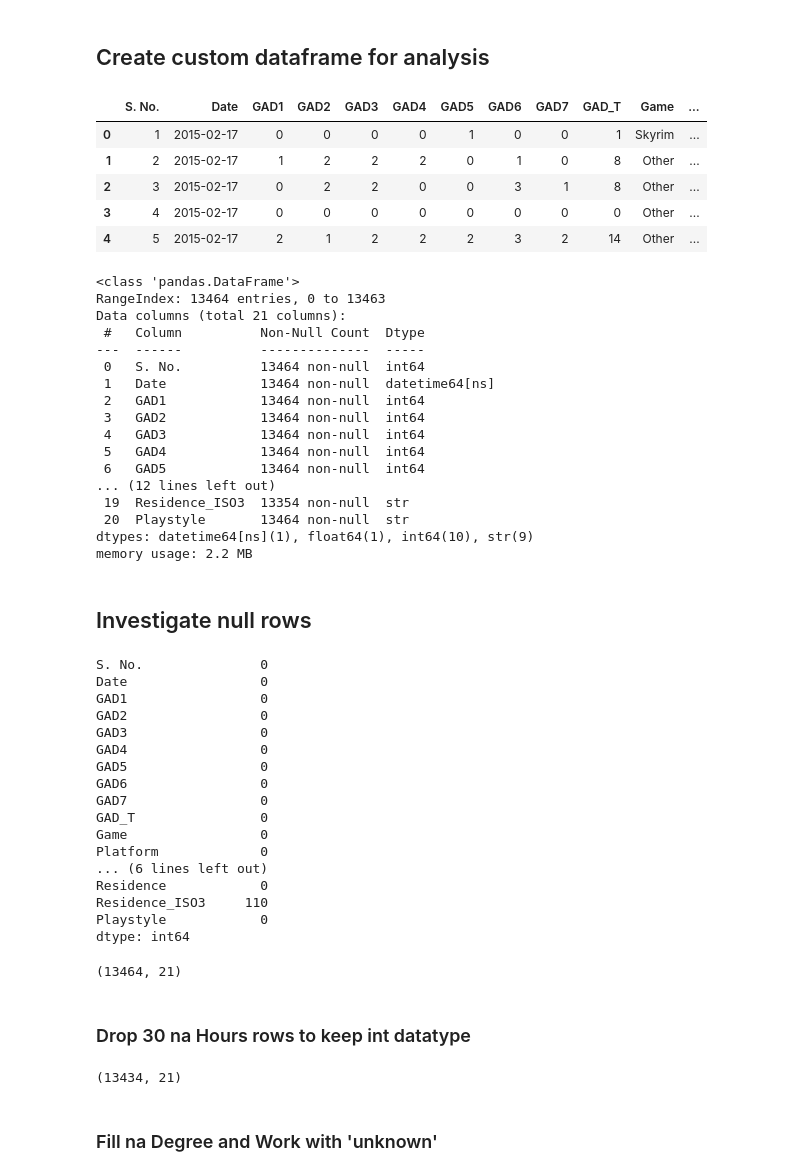
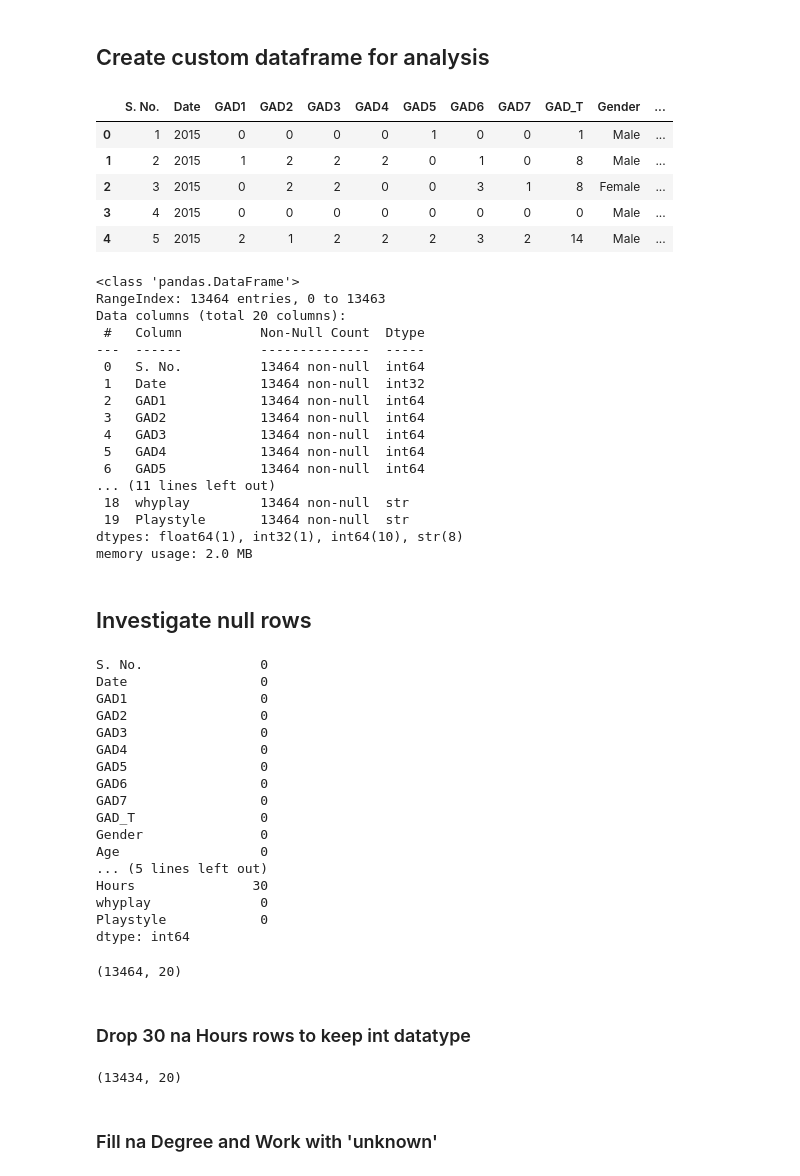
Before and after one commit to amallred/gaming-mental-health-analysis, a Jupyter notebook: notebooks/gaming_mental_health_cleaning.ipynb, the cells around one changed output. Saved outputs shown, nothing was run; the diff lists cells and outputs as text; code cells hidden in the pictures.

Commit message:
began renaming and calc of df columns to match

```diff
--- a/notebooks/gaming_mental_health_cleaning.ipynb
+++ b/notebooks/gaming_mental_health_cleaning.ipynb
@@ -49,5 +51,5 @@ memory usage: 5.6 MB
 # %%
-df['Date'] = pd.to_datetime(df['Timestamp'], unit='D', origin='1899-12-30').dt.normalize()
+df['Date'] = pd.to_datetime(df['Timestamp'], unit='D', origin='1899-12-30').dt.year
 df.head()
 # %% [output]
 |  | S. No. | Timestamp | GAD1 | GAD2 | GAD3 | GAD4 | GAD5 | GAD6 | GAD7 | GADE | SWL1 | ... |
@@ -59,36 +61,36 @@ df.head()
 # %% [markdown]
 ## Create custom dataframe for analysis
 # %%
-gaming_GAD_df = df[['S. No.', 'Date', 'GAD1', 'GAD2', 'GAD3', 'GAD4', 'GAD5', 'GAD6', 'GAD7', 'GAD_T', 'Game', 'Platform', 'Hours', 'whyplay', 'Gender', 'Age', 'Work', 'Degree', 'Residence', 'Residence_ISO3', 'Playstyle']].copy()
+gaming_GAD_df = df[['S. No.', 'Date', 'GAD1', 'GAD2', 'GAD3', 'GAD4', 'GAD5', 'GAD6', 'GAD7', 'GAD_T', 'Gender', 'Age', 'Work', 'Degree', 'Residence_ISO3', 'Game', 'Platform', 'Hours', 'whyplay', 'Playstyle']].copy()
 
 gaming_GAD_df.head()
 # %% [output]
-|  | S. No. | Date | GAD1 | GAD2 | GAD3 | GAD4 | GAD5 | GAD6 | GAD7 | GAD_T | Game | ... |
-| 0 | 1 | 2015-02-17 | 0 | 0 | 0 | 0 | 1 | 0 | 0 | 1 | Skyrim | ... |
-| 1 | 2 | 2015-02-17 | 1 | 2 | 2 | 2 | 0 | 1 | 0 | 8 | Other | ... |
-| 2 | 3 | 2015-02-17 | 0 | 2 | 2 | 0 | 0 | 3 | 1 | 8 | Other | ... |
-| 3 | 4 | 2015-02-17 | 0 | 0 | 0 | 0 | 0 | 0 | 0 | 0 | Other | ... |
-| 4 | 5 | 2015-02-17 | 2 | 1 | 2 | 2 | 2 | 3 | 2 | 14 | Other | ... |
+|  | S. No. | Date | GAD1 | GAD2 | GAD3 | GAD4 | GAD5 | GAD6 | GAD7 | GAD_T | Gender | ... |
+| 0 | 1 | 2015 | 0 | 0 | 0 | 0 | 1 | 0 | 0 | 1 | Male | ... |
+| 1 | 2 | 2015 | 1 | 2 | 2 | 2 | 0 | 1 | 0 | 8 | Male | ... |
+| 2 | 3 | 2015 | 0 | 2 | 2 | 0 | 0 | 3 | 1 | 8 | Female | ... |
+| 3 | 4 | 2015 | 0 | 0 | 0 | 0 | 0 | 0 | 0 | 0 | Male | ... |
+| 4 | 5 | 2015 | 2 | 1 | 2 | 2 | 2 | 3 | 2 | 14 | Male | ... |
 # %%
 gaming_GAD_df.info()
 # %% [output]
 <class 'pandas.DataFrame'>
 RangeIndex: 13464 entries, 0 to 13463
-Data columns (total 21 columns):
+Data columns (total 20 columns):
  #   Column          Non-Null Count  Dtype
 ---  ------          --------------  -----
  0   S. No.          13464 non-null  int64
- 1   Date            13464 non-null  datetime64[ns]
+ 1   Date            13464 non-null  int32
  2   GAD1            13464 non-null  int64
  3   GAD2            13464 non-null  int64
  4   GAD3            13464 non-null  int64
  5   GAD4            13464 non-null  int64
  6   GAD5            13464 non-null  int64
-... (12 lines left out)
- 19  Residence_ISO3  13354 non-null  str
- 20  Playstyle       13464 non-null  str
-dtypes: datetime64[ns](1), float64(1), int64(10), str(9)
-memory usage: 2.2 MB
+... (11 lines left out)
+ 18  whyplay         13464 non-null  str
+ 19  Playstyle       13464 non-null  str
+dtypes: float64(1), int32(1), int64(10), str(8)
+memory usage: 2.0 MB
 # %% [markdown]
 ## Investigate null rows
 # %%
@@ -104,24 +106,24 @@ GAD5                 0
 GAD6                 0
 GAD7                 0
 GAD_T                0
-Game                 0
-Platform             0
-... (6 lines left out)
-Residence            0
-Residence_ISO3     110
+Gender               0
+Age                  0
+... (5 lines left out)
+Hours               30
+whyplay              0
 Playstyle            0
 dtype: int64
 # %%
 gaming_GAD_df.shape
 # %% [output]
-(13464, 21)
+(13464, 20)
 # %% [markdown]
 ### Drop 30 na Hours rows to keep int datatype
 # %%
 gaming_GAD_df = gaming_GAD_df.dropna(subset=['Hours'])
 gaming_GAD_df.shape
 # %% [output]
-(13434, 21)
+(13434, 20)
 # %% [markdown]
 ### Fill na Degree and Work with 'unknown'
 # %%
```
Also changed, not shown: parts of 17 cells of this notebook, 5 other files.
